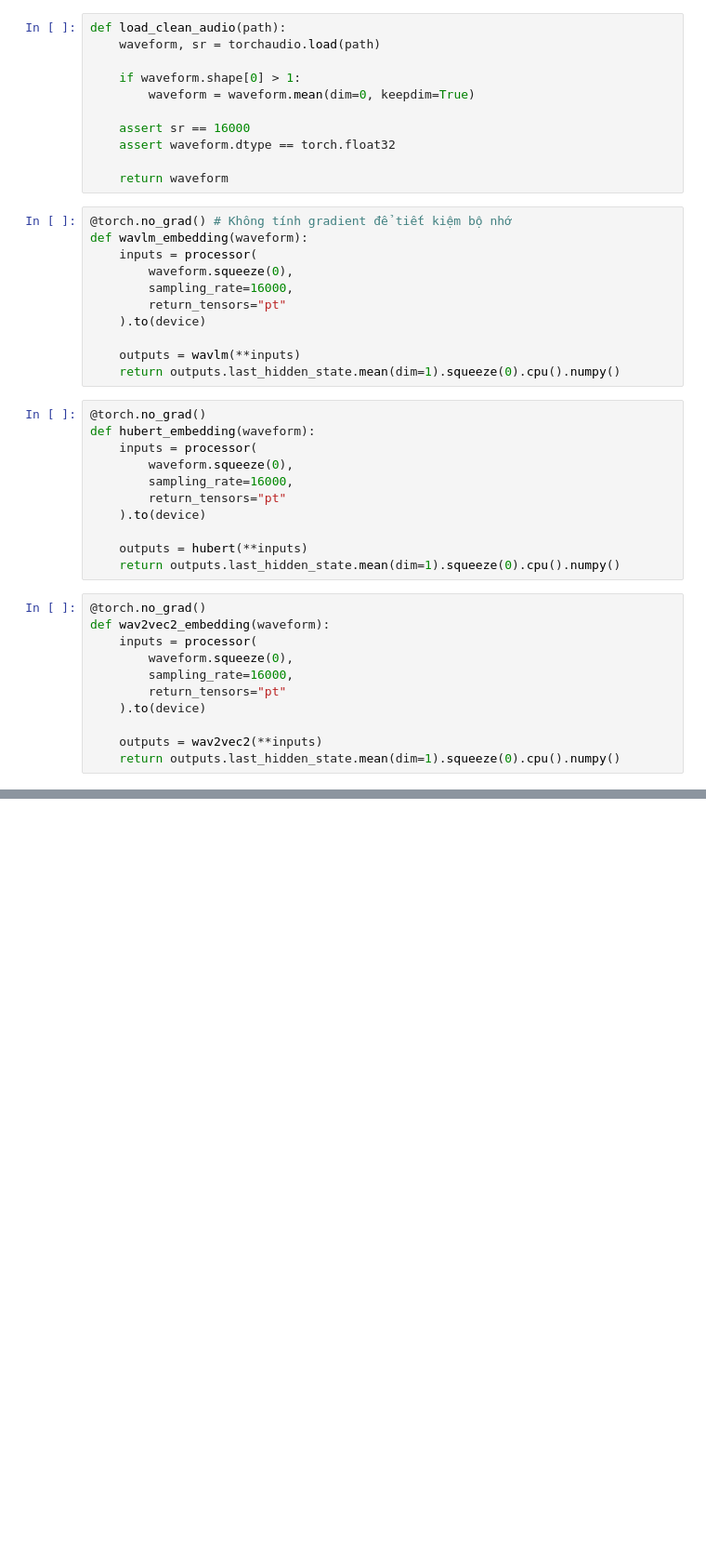
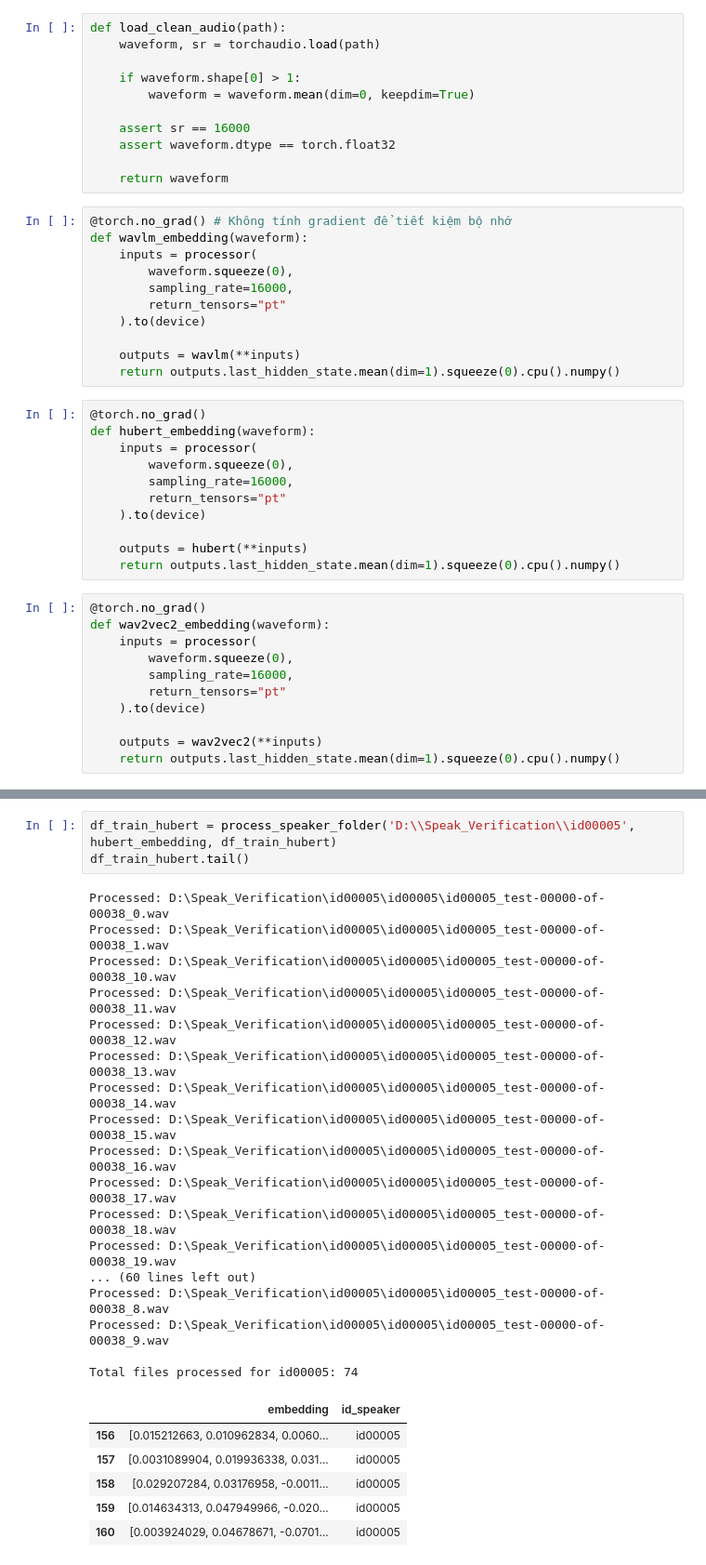
Before and after one commit to manh-25/SpeechVeri_MultiFeatures, a Jupyter notebook: embedding_models/embedding.ipynb, the cells around one changed output, grey strips where cells are left out. Shown at 93% size. Saved outputs shown, nothing was run; the diff lists cells and outputs as text; blank space fills up the shorter version.

```diff
--- a/embedding_models/embedding.ipynb
+++ b/embedding_models/embedding.ipynb
@@ -105,0 +251,27 @@ print(embedding.shape)
+# %%
+df_train_hubert = process_speaker_folder('D:\\Speak_Verification\\id00005', hubert_embedding, df_train_hubert)
+df_train_hubert.tail()
+# %% [output]
+Processed: D:\Speak_Verification\id00005\id00005\id00005_test-00000-of-00038_0.wav
+Processed: D:\Speak_Verification\id00005\id00005\id00005_test-00000-of-00038_1.wav
+Processed: D:\Speak_Verification\id00005\id00005\id00005_test-00000-of-00038_10.wav
+Processed: D:\Speak_Verification\id00005\id00005\id00005_test-00000-of-00038_11.wav
+Processed: D:\Speak_Verification\id00005\id00005\id00005_test-00000-of-00038_12.wav
+Processed: D:\Speak_Verification\id00005\id00005\id00005_test-00000-of-00038_13.wav
+Processed: D:\Speak_Verification\id00005\id00005\id00005_test-00000-of-00038_14.wav
+Processed: D:\Speak_Verification\id00005\id00005\id00005_test-00000-of-00038_15.wav
+Processed: D:\Speak_Verification\id00005\id00005\id00005_test-00000-of-00038_16.wav
+Processed: D:\Speak_Verification\id00005\id00005\id00005_test-00000-of-00038_17.wav
+Processed: D:\Speak_Verification\id00005\id00005\id00005_test-00000-of-00038_18.wav
+Processed: D:\Speak_Verification\id00005\id00005\id00005_test-00000-of-00038_19.wav
+... (60 lines left out)
+Processed: D:\Speak_Verification\id00005\id00005\id00005_test-00000-of-00038_8.wav
+Processed: D:\Speak_Verification\id00005\id00005\id00005_test-00000-of-00038_9.wav
+
+Total files processed for id00005: 74
+|  | embedding | id_speaker |
+| 156 | [0.015212663, 0.010962834, 0.0060... | id00005 |
+| 157 | [0.0031089904, 0.019936338, 0.031... | id00005 |
+| 158 | [0.029207284, 0.03176958, -0.0011... | id00005 |
+| 159 | [0.014634313, 0.047949966, -0.020... | id00005 |
+| 160 | [0.003924029, 0.04678671, -0.0701... | id00005 |
```
Also changed, not shown: parts of 14 cells of this notebook.
